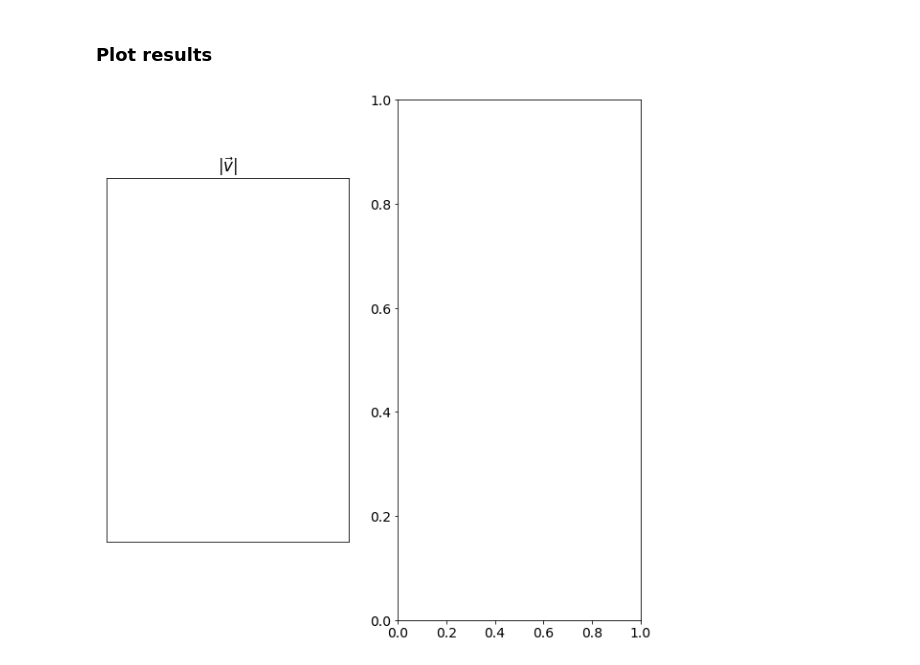
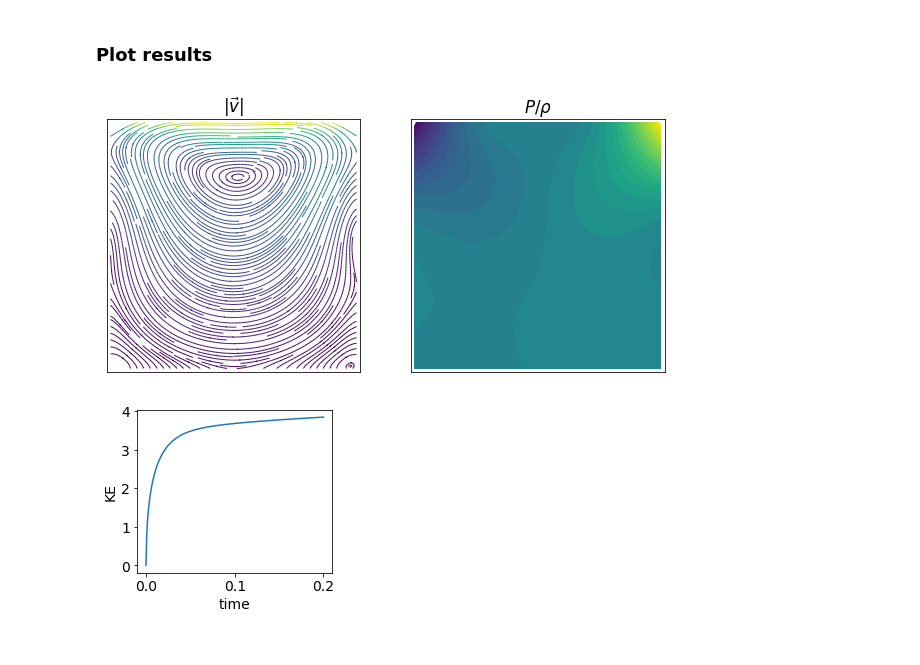
Before and after one commit to BYUignite/CFD_from_scratch, a Jupyter notebook: CFD_collocated.ipynb, the cells around one changed output. Cells and saved outputs as stored; diff of their text form; code cells hidden in the pictures.

```diff
--- a/CFD_collocated.ipynb
+++ b/CFD_collocated.ipynb
@@ -513,7 +513,7 @@ def get_H():
 
     #----- normal viscous stress
     τxxew[i,:] = -2*ν/Δx*(u[i,:]-u[i-1,:])
-    τyyns[:,j] = -2*ν/Δx*(v[:,j]-v[:,j-1])
+    τyyns[:,j] = -2*ν/Δy*(v[:,j]-v[:,j-1])
 
     #----- τxyns: shear viscous stress; two parts: du/dy, dv/dx; dv/dx=0 on n,s walls
     j = np.arange(1,ny)
@@ -555,7 +555,6 @@ def get_H():
                   -(τxyns[IJ(i,j+1)] - τxyns[IJ(i,j)])/Δy
 
     #----- Hv
-
     Hv[IJ(i,j)] = -(vns[IJ(i,j+1)]*vf[IJ(i,j+1)] - vns[IJ(i,j)]*vf[IJ(i,j)])/Δy \
                   -(vew[IJ(i+1,j)]*uf[IJ(i+1,j)] - vew[IJ(i,j)]*uf[IJ(i,j)])/Δx \
                   -(τyyns[IJ(i,j+1)] - τyyns[IJ(i,j)])/Δy \
@@ -567,9 +566,9 @@ def get_H():
 
     #----- Hvf; boundary values are zero (init)
     j = np.arange(1,ny)
-    Hvf[:,j] = 0.5*(Hu[:,j]+Hu[:,j-1])
+    Hvf[:,j] = 0.5*(Hv[:,j]+Hv[:,j-1])
 
-
+    #-----
     return Hu, Hv, Huf, Hvf
 # %% [markdown]
 #### Pressure solver
@@ -598,15 +597,14 @@ def solve_P(h):
     Set up and solve the AP=b system, where A is a matrix, P (=Phat) and b are vectors.
     """
 
-
     nP = nx*ny     # total grid points solved (all P-grid cells)
 
     b    = np.zeros((nx,ny))           # set below
     cP   = np.zeros((nx,ny))           # coefficient of P_i,j; set below
-    cPjm = np.full((nx,ny),-h*Δx/Δy)   # coefficient of P_i,j-1; initialized here, specialized below
-    cPim = np.full((nx,ny),-h*Δy/Δx)   # coefficient of P_i-1,j; initialized here, specialized below
-    cPip = np.full((nx,ny),-h*Δy/Δx)   # coefficient of P_i+1,j; initialized here, specialized below
-    cPjp = np.full((nx,ny),-h*Δx/Δy)   # coefficient of P_i,j+1; initialized here, specialized below
+    cPjm = np.full((nx,ny),h*Δx/Δy)   # coefficient of P_i,j-1; initialized here, specialized below
+    cPim = np.full((nx,ny),h*Δy/Δx)   # coefficient of P_i-1,j; initialized here, specialized below
+    cPip = np.full((nx,ny),h*Δy/Δx)   # coefficient of P_i+1,j; initialized here, specialized below
+    cPjp = np.full((nx,ny),h*Δx/Δy)   # coefficient of P_i,j+1; initialized here, specialized below
 
     #--------------------
 
@@ -739,8 +736,8 @@ for k in range(nsteps):
 
     #-----
 
-    velmag = np.sqrt(u*u + u*u)
+    velmag = np.sqrt(u*u + v*v)
     ke[k+1] = 0.5*(np.average(velmag**2))
 
-velmag = np.sqrt(u*u + u*u)
+velmag = np.sqrt(u*u + v*v)
 # %% [output]
@@ -760,28 +748,29 @@ array([[nan, nan, nan, ..., nan, nan, nan],
 # %%
 X,Y = np.meshgrid(x,y)
 
 plt.rc('font', size=14)
 fig, (ax1, ax2) = plt.subplots(1,2, figsize=(10,10))
 
 ax1.set_aspect('equal', adjustable='box')
 ax1.streamplot(x,y,u.T,v.T, density=2.5, linewidth=1, arrowsize=0.001, color=velmag.T)
 ax1.set_title(r'$|\vec{v}|$')
 ax1.set_xlim([0,Lx])
 ax1.set_ylim([0,Ly])
 ax1.set_xticks([])
 ax1.set_yticks([]);
 
-#ax2.set_aspect('equal', adjustable='box')
-#ax2.contourf(X,Y,P.T,40)
-#ax2.set_title(r'$P/\rho$')
-#ax2.set_xlim([0,Lx])
-#ax2.set_ylim([0,Ly])
-#ax2.set_xticks([])
-#ax2.set_yticks([]);
-#
-#plt.figure(figsize=(3.5,3))
-#plt.plot(times,ke)
-#plt.xlabel('time')
-#plt.ylabel('KE');
+ax2.set_aspect('equal', adjustable='box')
+ax2.contourf(X,Y,P.T,40)
+ax2.set_title(r'$P/\rho$')
+ax2.set_xlim([0,Lx])
+ax2.set_ylim([0,Ly])
+ax2.set_xticks([])
+ax2.set_yticks([]);
+
+plt.figure(figsize=(3.5,3))
+plt.plot(times,ke)
+plt.xlabel('time')
+plt.ylabel('KE');
 # %% [output]
-[figure, old version]
+[figure, new version]
+[figure, added]
```
Also changed, not shown: parts of 9 cells of this notebook.
